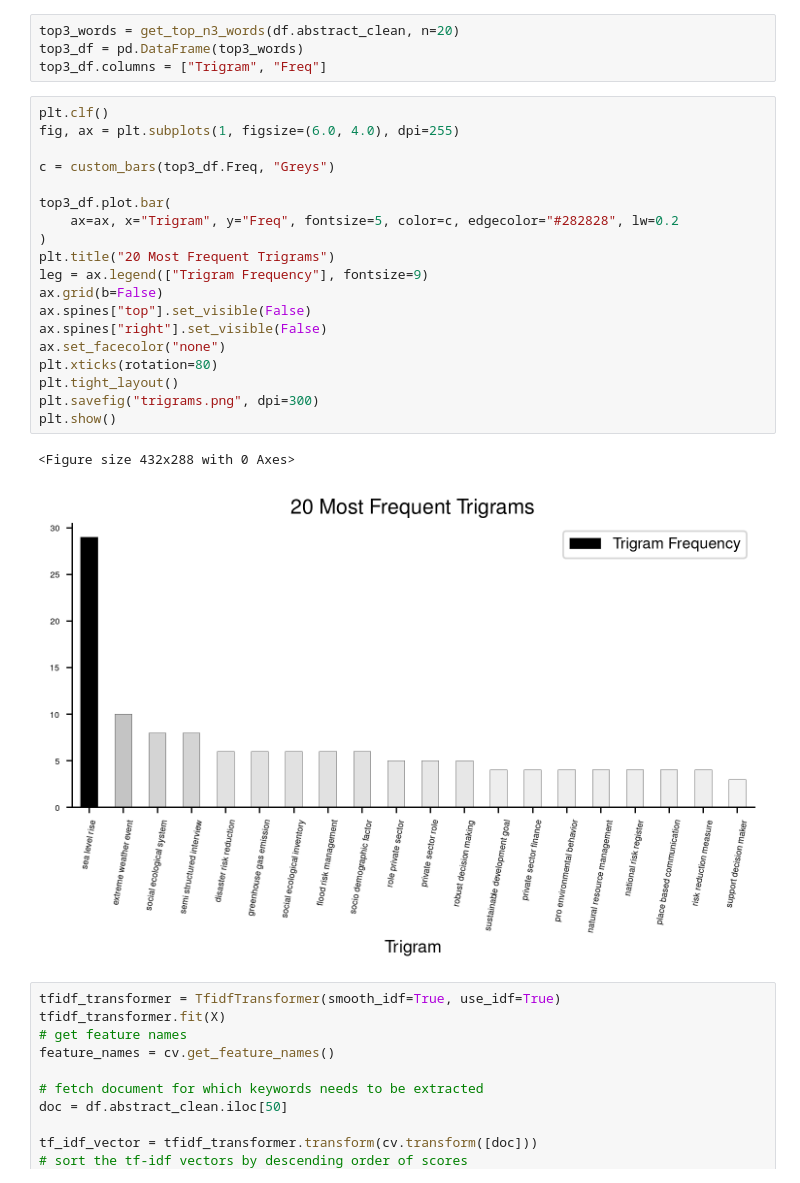
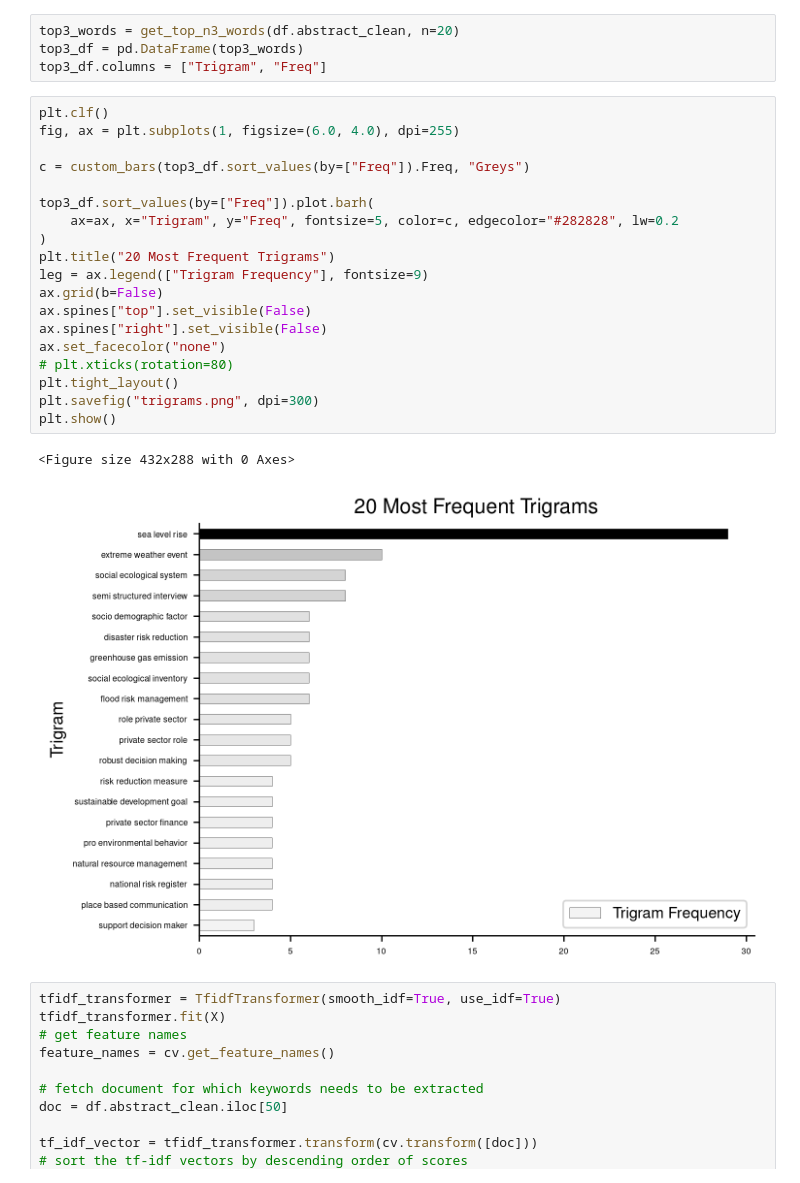
Before and after one commit to urschrei/WIREs, a Jupyter notebook: WIREs.ipynb, the cells around one changed output. Saved outputs shown, nothing was run; the diff lists cells and outputs as text.

```diff
--- a/WIREs.ipynb
+++ b/WIREs.ipynb
@@ -439,25 +439,25 @@ top3_df.columns = ["Trigram", "Freq"]
 # %%
 plt.clf()
 fig, ax = plt.subplots(1, figsize=(6.0, 4.0), dpi=255)
 
-c = custom_bars(top3_df.Freq, "Greys")
+c = custom_bars(top3_df.sort_values(by=["Freq"]).Freq, "Greys")
 
-top3_df.plot.bar(
+top3_df.sort_values(by=["Freq"]).plot.barh(
     ax=ax, x="Trigram", y="Freq", fontsize=5, color=c, edgecolor="#282828", lw=0.2
 )
 plt.title("20 Most Frequent Trigrams")
 leg = ax.legend(["Trigram Frequency"], fontsize=9)
 ax.grid(b=False)
 ax.spines["top"].set_visible(False)
 ax.spines["right"].set_visible(False)
 ax.set_facecolor("none")
-plt.xticks(rotation=80)
+# plt.xticks(rotation=80)
 plt.tight_layout()
 plt.savefig("trigrams.png", dpi=300)
 plt.show()
 # %% [output]
 <Figure size 432x288 with 0 Axes>
-[figure, old version]
+[figure, new version]
 # %%
 tfidf_transformer = TfidfTransformer(smooth_idf=True, use_idf=True)
 tfidf_transformer.fit(X)
```
Also changed, not shown: parts of 15 cells of this notebook, 4 other files.
